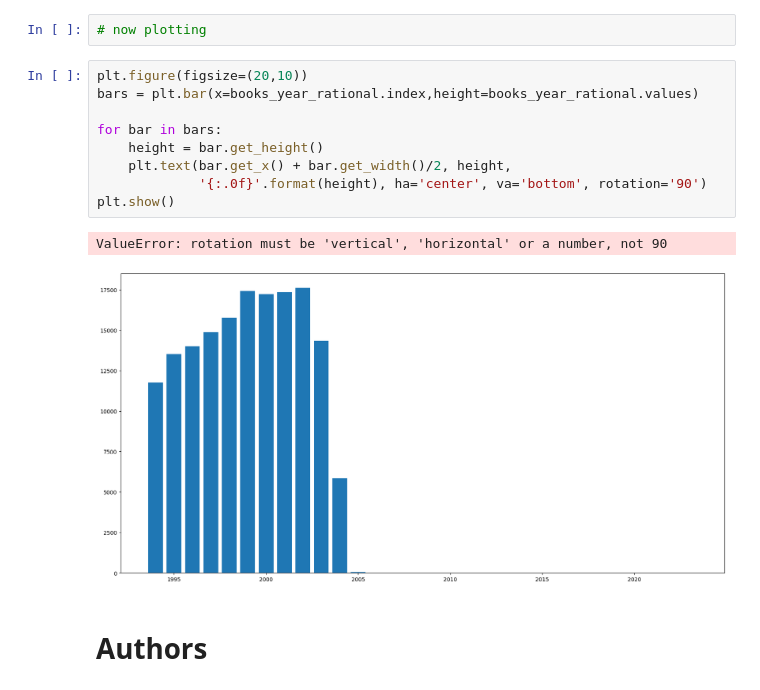
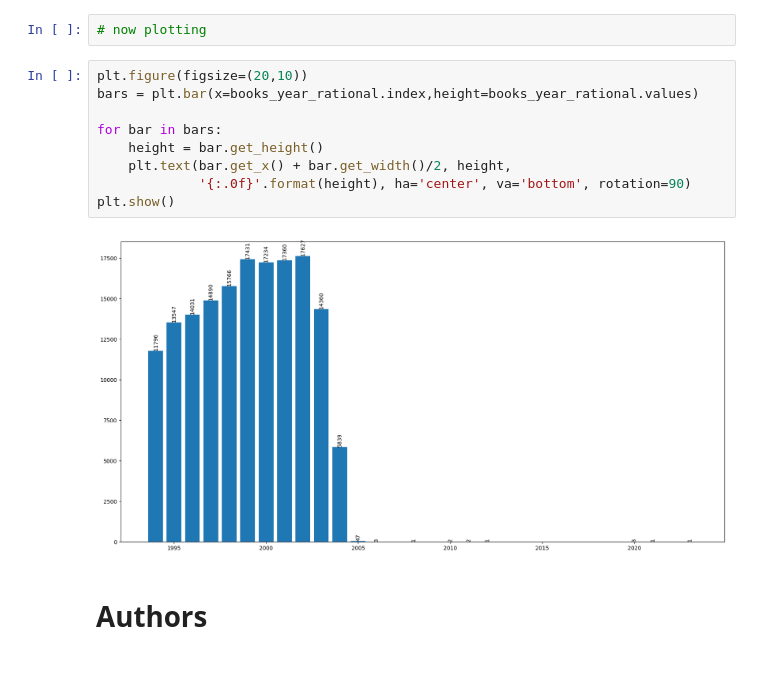
Before and after one commit to HarshitGoyal12/Book_Recommender_system_ML, a Jupyter notebook: Book_Recommender_EDA.ipynb, the cells around one changed output. Cells and saved outputs as stored; diff of their text form.

```diff
--- a/Book_Recommender_EDA.ipynb
+++ b/Book_Recommender_EDA.ipynb
@@ -478,15 +469,14 @@ Name: Year-Of-Publication, dtype: int64
 # %%
 plt.figure(figsize=(20,10))
 bars = plt.bar(x=books_year_rational.index,height=books_year_rational.values)
 
 for bar in bars:
     height = bar.get_height()
     plt.text(bar.get_x() + bar.get_width()/2, height,
-             '{:.0f}'.format(height), ha='center', va='bottom', rotation='90')
+             '{:.0f}'.format(height), ha='center', va='bottom', rotation=90)
 plt.show()
 # %% [output]
-ValueError: rotation must be 'vertical', 'horizontal' or a number, not 90
-[figure, old version]
+[figure, new version]
 # %% [markdown]
 # Authors
 # %%
```
Also changed, not shown: parts of 95 cells of this notebook.
